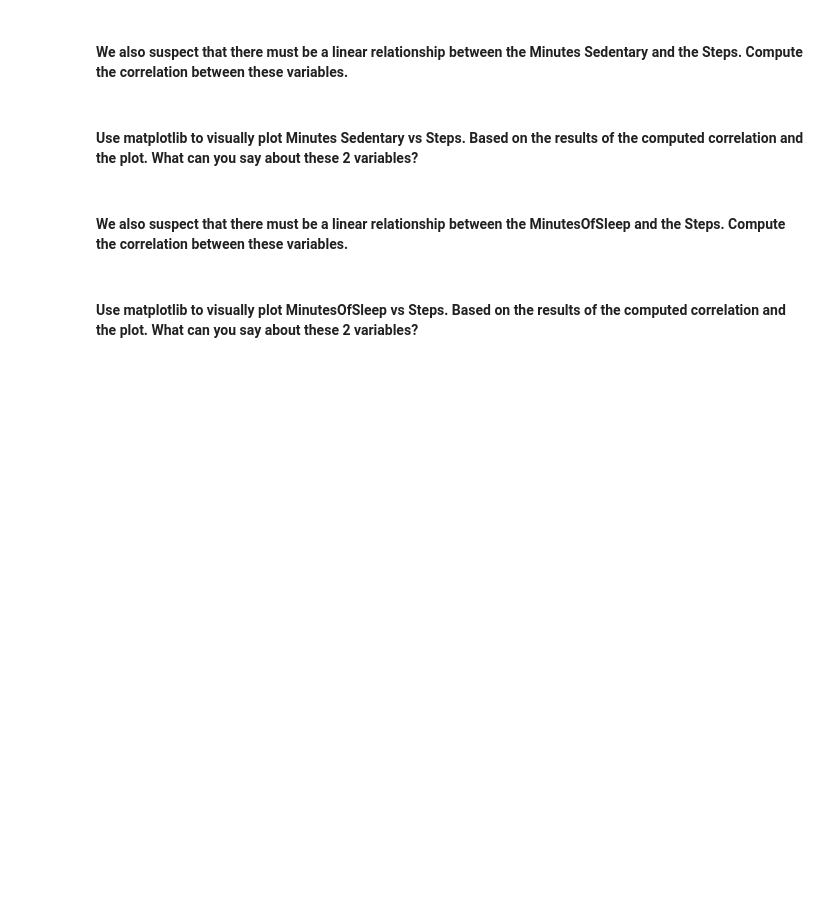
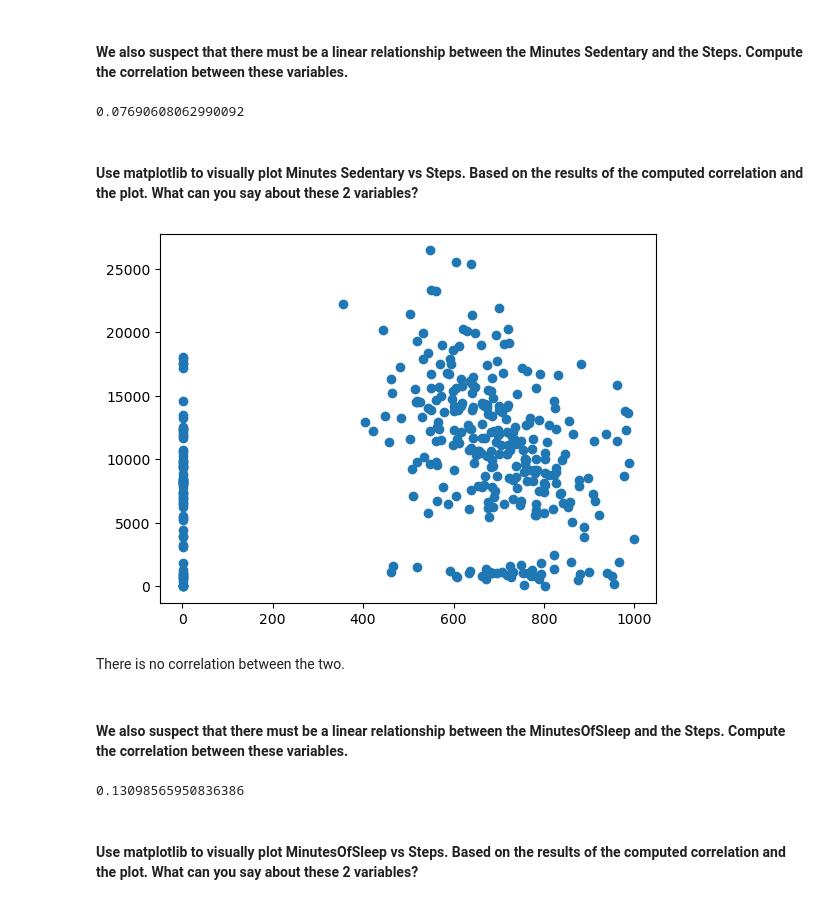
Before and after one commit to Ironhack-Data-Madrid-Octubre-2023/5.1-lab_pivot_table_and_correlation, a Jupyter notebook: your_code/main.ipynb, the cells around one changed output. Drawn from its saved outputs; the diff is of its cells as text; code cells hidden in the pictures; blank space fills up the shorter version.

```diff
--- a/your_code/main.ipynb
+++ b/your_code/main.ipynb
@@ -219,5 +219,9 @@ plt.scatter(x=fitbit['Minutes Very Active'], y=fitbit['Steps']);
 Although not always, there seems to be a relationship in which steps are correlated with the minutes very active; by spearman there's an ascendgin line.
 # %% [markdown]
 #### We also suspect that there must be a linear relationship between the Minutes Sedentary and the Steps. Compute the correlation between these variables.
+# %%
+fitbit['Minutes Sedentary'].corr(fitbit['Steps'])
+# %% [output]
+0.07690608062990092
 # %% [markdown]
 #### Use matplotlib to visually plot Minutes Sedentary vs Steps. Based on the results of the computed correlation and the plot. What can you say about these 2 variables?
@@ -228,2 +228,8 @@ Although not always, there seems to be a relationship in which steps are correla
+# %%
+plt.scatter(x=fitbit['Minutes Sedentary'], y=fitbit['Steps']);
+# %% [output]
+[figure, added]
+# %% [markdown]
+There is no correlation between the two.
 # %% [markdown]
 #### We also suspect that there must be a linear relationship between the MinutesOfSleep and the Steps. Compute the correlation between these variables.
@@ -232,2 +236,6 @@ Although not always, there seems to be a relationship in which steps are correla
+# %%
+fitbit['MinutesOfSleep'].corr(fitbit['Steps'])
+# %% [output]
+0.13098565950836386
 # %% [markdown]
 #### Use matplotlib to visually plot MinutesOfSleep vs Steps. Based on the results of the computed correlation and the plot. What can you say about these 2 variables?
```
Also changed, not shown: parts of 9 cells of this notebook.
